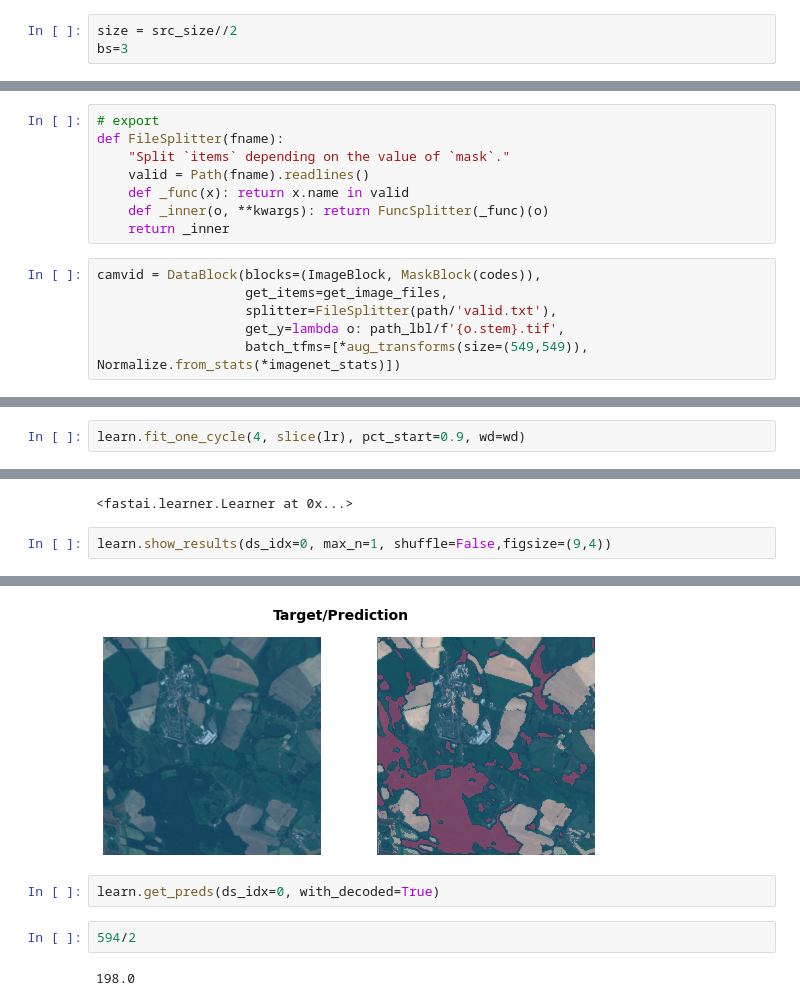
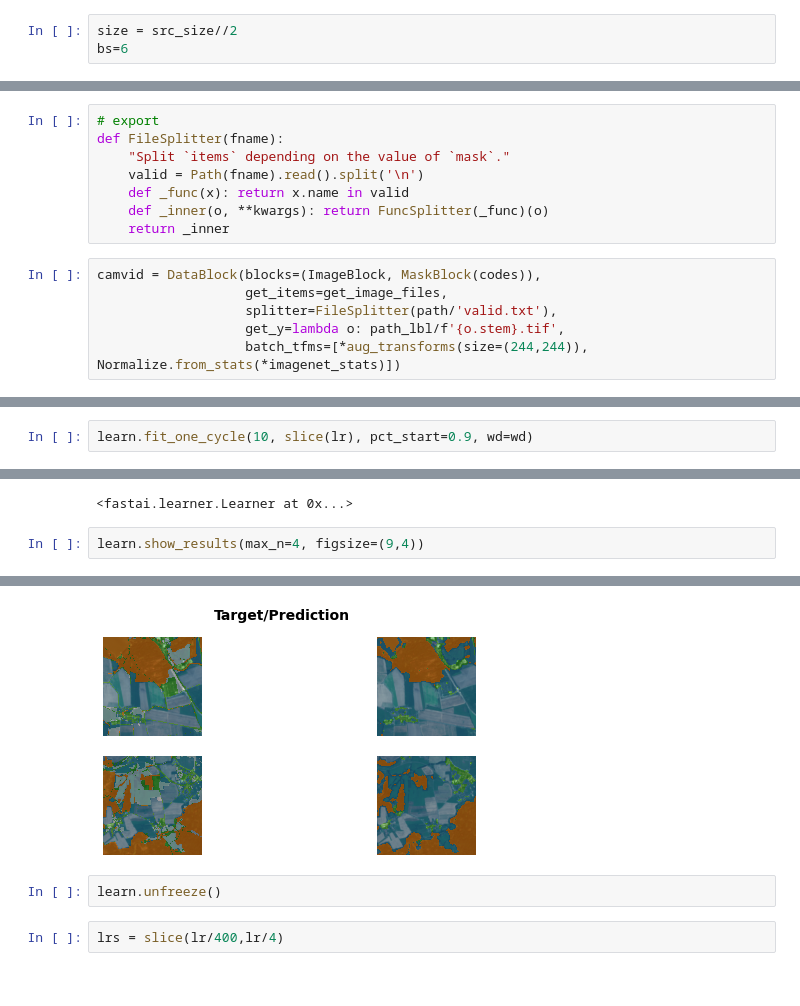
Before and after one commit to Krummhaus/FastaiSemaSegmRUIAN, a Jupyter notebook: LandUseFastaiPytorch.ipynb, the cells around one changed output, grey strips where cells are left out. Saved outputs shown, nothing was run; the diff lists cells and outputs as text.

```diff
--- a/LandUseFastaiPytorch.ipynb
+++ b/LandUseFastaiPytorch.ipynb
@@ -174,5 +148,5 @@ len(codes)
 ## Datasets
 # %%
 size = src_size//2
-bs=3
+bs=6
 # %%
@@ -182,7 +155,7 @@ valid_fnames = (path/'valid.txt').readlines()
 # export
 def FileSplitter(fname):
     "Split `items` depending on the value of `mask`."
-    valid = Path(fname).readlines()
+    valid = Path(fname).read().split('\n')
     def _func(x): return x.name in valid
     def _inner(o, **kwargs): return FuncSplitter(_func)(o)
     return _inner
@@ -191,7 +164,7 @@ camvid = DataBlock(blocks=(ImageBlock, MaskBlock(codes)),
                    get_items=get_image_files,
                    splitter=FileSplitter(path/'valid.txt'),
                    get_y=lambda o: path_lbl/f'{o.stem}.tif',
-                   batch_tfms=[*aug_transforms(size=(549,549)), Normalize.from_stats(*imagenet_stats)])
+                   batch_tfms=[*aug_transforms(size=(244,244)), Normalize.from_stats(*imagenet_stats)])
 # %%
 dls = camvid.dataloaders(path/"sentinel_tiles", bs=bs, path=path)
 # %%
@@ -265,6 +232,6 @@ SuggestedLRs(lr_min=0.0002511886414140463, lr_steep=6.30957365501672e-05)
 # %%
 lr=3e-3
 # %%
-learn.fit_one_cycle(4, slice(lr), pct_start=0.9, wd=wd)
+learn.fit_one_cycle(10, slice(lr), pct_start=0.9, wd=wd)
 # %% [output]
 | epoch | train_loss | valid_loss | acc_camvid | time |
@@ -281,13 +254,11 @@ learn.load('stage-1')
 # %% [output]
 <fastai.learner.Learner at 0x...>
 # %%
-learn.show_results(ds_idx=0, max_n=1, shuffle=False,figsize=(9,4))
+learn.show_results(max_n=4, figsize=(9,4))
 # %% [output]
 [interactive output not drawn]
-[figure, old version]
+[figure, new version]
-# %%
-learn.get_preds(ds_idx=0, with_decoded=True)
-# %%
-594/2
-# %% [output]
-198.0
+# %%
+learn.unfreeze()
+# %%
+lrs = slice(lr/400,lr/4)
```
Also changed, not shown: parts of 18 cells of this notebook, 2 other files.
